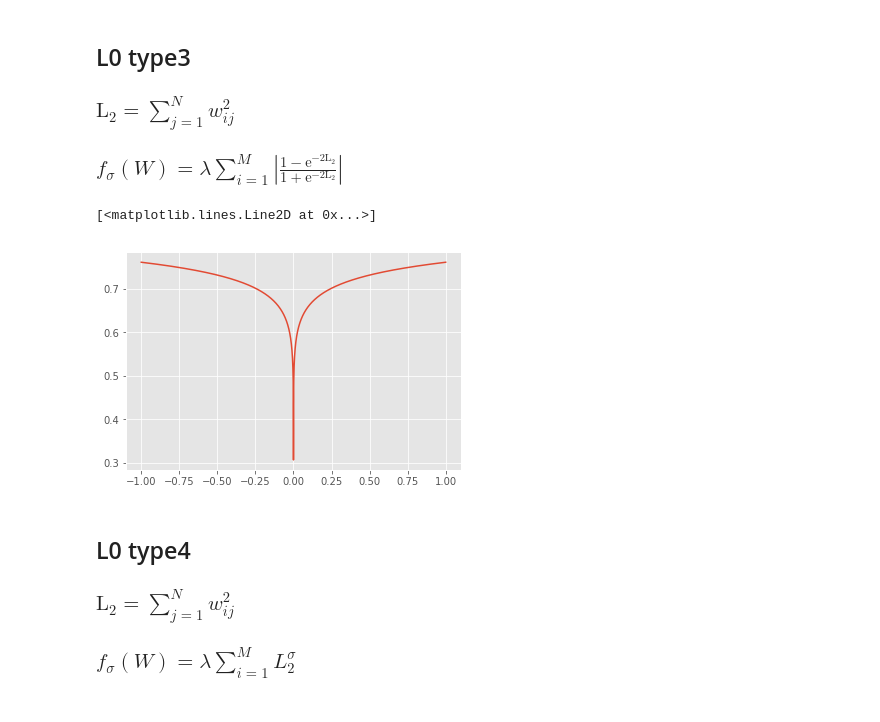
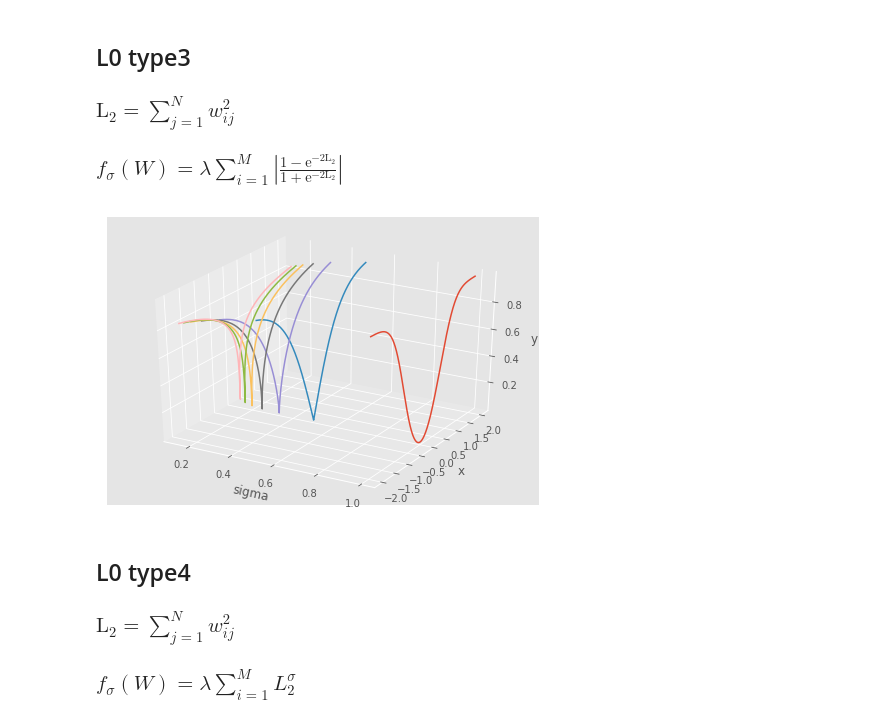
Before and after one commit to dx111/jupyterlab, a Jupyter notebook: L0_plot.ipynb, the cells around one changed output. Cells and saved outputs as stored; diff of their text form; code cells hidden in the pictures.

```diff
--- a/L0_plot.ipynb
+++ b/L0_plot.ipynb
@@ -53,12 +67,19 @@ plt.plot(x,y2)
 ## L0 type3
 ### $\mathrm{L}_{2}=\sum_{j=1}^{N} w_{i j}^{2}$
 ### $f_{\sigma}(W)=\lambda \sum_{i=1}^{M}\left|\frac{1-\mathrm{e}^{-2 \mathrm{L}_{2}}}{1+\mathrm{e}^{-2 \mathrm{L}_{2}}}\right|$
-# %%
-y3=type3(x)
-plt.plot(x,y3)
-# %% [output]
-[<matplotlib.lines.Line2D at 0x...>]
-[figure, removed]
+# %%
+sigma_list=[1,1/2,1/3,1/4,1/5,1/6,1/7]
+fig2=plt.figure()
+ax=Axes3D(fig2)
+for sig in sigma_list:
+    y1=type3(x,sig)
+    sigma_array=np.full_like(x,sig)
+    ax.plot(sigma_array,x,y1)
+    ax.set_xlabel("sigma")
+    ax.set_ylabel("x")
+    ax.set_zlabel("y")
+# %% [output]
+[figure, added]
 # %% [markdown]
 ## L0 type4
 ### $\mathrm{L}_{2}=\sum_{j=1}^{N} w_{i j}^{2}$
```
Also changed, not shown: parts of 5 cells of this notebook, 6 other files.
